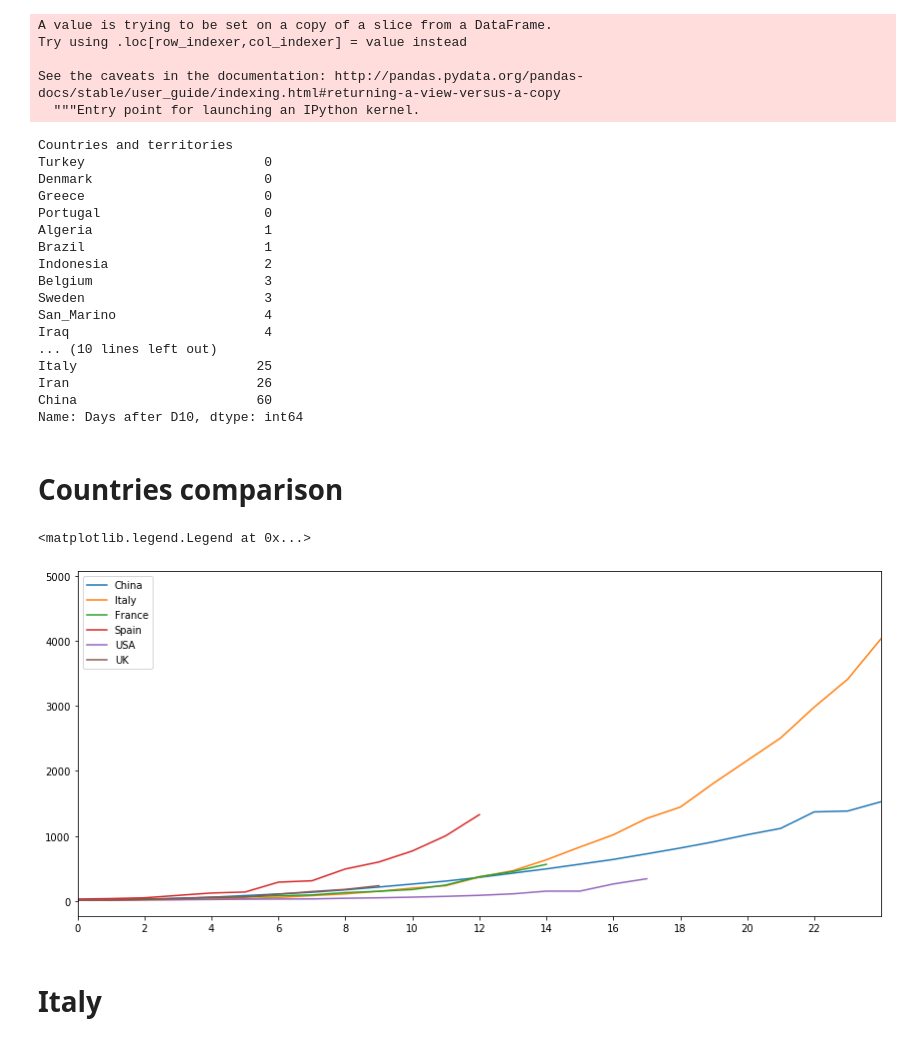
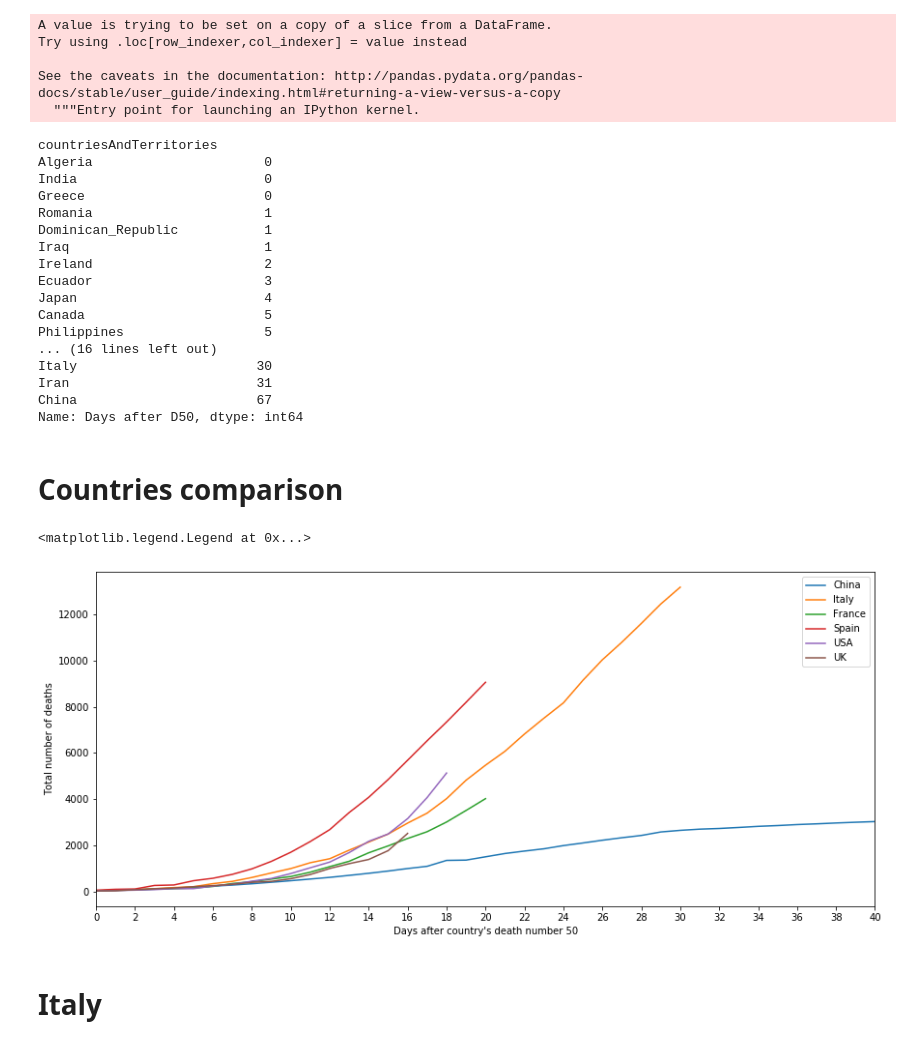
Before and after one commit to wassim-sayerh/covid-19, a Jupyter notebook: Covid Analysis.ipynb, the cells around one changed output. Cells and saved outputs as stored; diff of their text form; code cells hidden in the pictures.

```diff
--- a/Covid Analysis.ipynb
+++ b/Covid Analysis.ipynb
@@ -56,15 +76,15 @@ data
 # %% [markdown]
 # Computing percentage changes
 # %%
-data["Cases Change"] = data.groupby("Countries and territories")["Cumul Cases"].pct_change()
+data["Cases Change"] = data.groupby("countriesAndTerritories")["Cumul Cases"].pct_change()
 # %%
-data["Deaths Change"] = data.groupby("Countries and territories")["Cumul Deaths"].pct_change()
+data["Deaths Change"] = data.groupby("countriesAndTerritories")["Cumul Deaths"].pct_change()
 # %% [markdown]
 # Eliminiating dates with fewer then 10 deaths (new table)
 # %%
-dataDeaths = data[data["Cumul Deaths"] >= 10]
+dataDeaths = data[data["Cumul Deaths"] >= 50]
 # %%
-dataDeaths["Days after D10"] = dataDeaths.groupby("Countries and territories")["Countries and territories"].transform(lambda x: np.arange(len(x)))
+dataDeaths["Days after D50"] = dataDeaths.groupby("countriesAndTerritories")["countriesAndTerritories"].transform(lambda x: np.arange(len(x)))
 # %% [output]
 A value is trying to be set on a copy of a slice from a DataFrame.
 Try using .loc[row_indexer,col_indexer] = value instead
@@ -72,58 +92,65 @@ Try using .loc[row_indexer,col_indexer] = value instead
 See the caveats in the documentation: http://pandas.pydata.org/pandas-docs/stable/user_guide/indexing.html#returning-a-view-versus-a-copy
   """Entry point for launching an IPython kernel.
 # %%
-dataDeaths.groupby("Countries and territories")["Days after D10"].max().sort_values()
+dataDeaths.groupby("countriesAndTerritories")["Days after D50"].max().sort_values()
 # %% [output]
-Countries and territories
-Turkey                       0
-Denmark                      0
+countriesAndTerritories
+Algeria                      0
+India                        0
 Greece                       0
-Portugal                     0
-Algeria                      1
-Brazil                       1
-Indonesia                    2
-Belgium                      3
-Sweden                       3
-San_Marino                   4
-Iraq                         4
-... (10 lines left out)
-Italy                       25
-Iran                        26
-China                       60
-Name: Days after D10, dtype: int64
+Romania                      1
+Dominican_Republic           1
+Iraq                         1
+Ireland                      2
+Ecuador                      3
+Japan                        4
+Canada                       5
+Philippines                  5
+... (16 lines left out)
+Italy                       30
+Iran                        31
+China                       67
+Name: Days after D50, dtype: int64
 # %% [markdown]
 # Countries comparison
 # %%
 fig = plt.figure(figsize=(14,6))
 
 ax = fig.add_axes([0.1, 0.1, 0.8, 0.8])
 
 #China
-ax.plot(dataDeaths[dataDeaths["Countries and territories"] == "China"]["Days after D10"], dataDeaths[dataDeaths["Countries and territories"] == "China"]["Cumul Deaths"], label="China")
+ax.plot(dataDeaths[dataDeaths["countriesAndTerritories"] == "China"]["Days after D50"], dataDeaths[dataDeaths["countriesAndTerritories"] == "China"]["Cumul Deaths"], label="China")
 
 #Italy
-ax.plot(dataDeaths[dataDeaths["Countries and territories"] == "Italy"]["Days after D10"], dataDeaths[dataDeaths["Countries and territories"] == "Italy"]["Cumul Deaths"], label="Italy")
+ax.plot(dataDeaths[dataDeaths["countriesAndTerritories"] == "Italy"]["Days after D50"], dataDeaths[dataDeaths["countriesAndTerritories"] == "Italy"]["Cumul Deaths"], label="Italy")
 
 #France
-ax.plot(dataDeaths[dataDeaths["Countries and territories"] == "France"]["Days after D10"], dataDeaths[dataDeaths["Countries and territories"] == "France"]["Cumul Deaths"], label="France")
+ax.plot(dataDeaths[dataDeaths["countriesAndTerritories"] == "France"]["Days after D50"], dataDeaths[dataDeaths["countriesAndTerritories"] == "France"]["Cumul Deaths"], label="France")
 
 #Spain
-ax.plot(dataDeaths[dataDeaths["Countries and territories"] == "Spain"]["Days after D10"], dataDeaths[dataDeaths["Countries and territories"] == "Spain"]["Cumul Deaths"], label="Spain")
+ax.plot(dataDeaths[dataDeaths["countriesAndTerritories"] == "Spain"]["Days after D50"], dataDeaths[dataDeaths["countriesAndTerritories"] == "Spain"]["Cumul Deaths"], label="Spain")
 
 #United States of America
-ax.plot(dataDeaths[dataDeaths["Countries and territories"] == "United_States_of_America"]["Days after D10"], dataDeaths[dataDeaths["Countries and territories"] == "United_States_of_America"]["Cumul Deaths"], label="USA")
+ax.plot(dataDeaths[dataDeaths["countriesAndTerritories"] == "United_States_of_America"]["Days after D50"], dataDeaths[dataDeaths["countriesAndTerritories"] == "United_States_of_America"]["Cumul Deaths"], label="USA")
 
 #United Kingdom
-ax.plot(dataDeaths[dataDeaths["Countries and territories"] == "United_Kingdom"]["Days after D10"], dataDeaths[dataDeaths["Countries and territories"] == "United_Kingdom"]["Cumul Deaths"], label="UK")
+ax.plot(dataDeaths[dataDeaths["countriesAndTerritories"] == "United_Kingdom"]["Days after D50"], dataDeaths[dataDeaths["countriesAndTerritories"] == "United_Kingdom"]["Cumul Deaths"], label="UK")
 
-plt.xticks(np.arange(0, 23, step=2))
-plt.xlim((0,24))
+#Morocco
+#ax.plot(dataDeaths[dataDeaths["countriesAndTerritories"] == "Morocco"]["Days after D10"], dataDeaths[dataDeaths["countriesAndTerritories"] == "Morocco"]["Cumul Deaths"], label="Morocco")
+
+
+plt.xticks(np.arange(0, 41, step=2))
+plt.xlim((0,40))
+
+plt.ylabel("Total number of deaths")
+plt.xlabel("Days after country's death number 50")
 
 #ax.plot(x, x**3, label="x**3")
 ax.legend()
 # %% [output]
 <matplotlib.legend.Legend at 0x...>
-[figure, old version]
+[figure, new version]
 # %% [markdown]
 # Italy
 # %%
```
Also changed, not shown: parts of 27 cells of this notebook.
